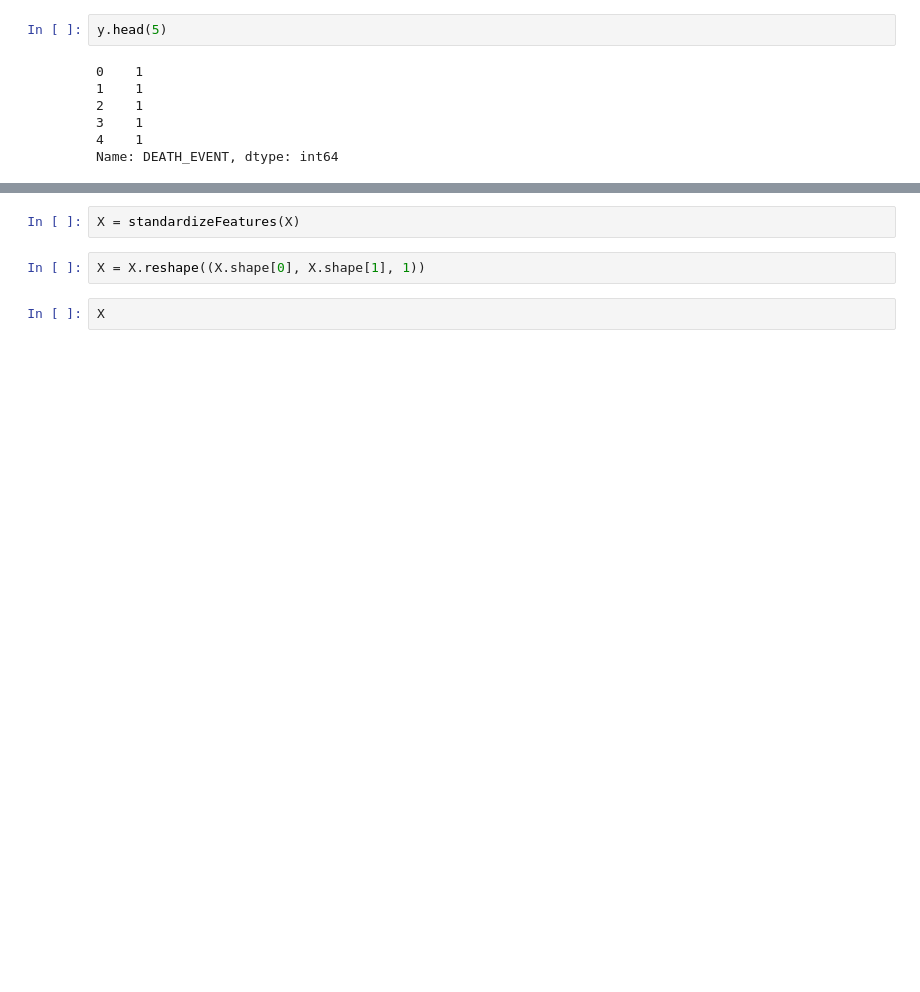
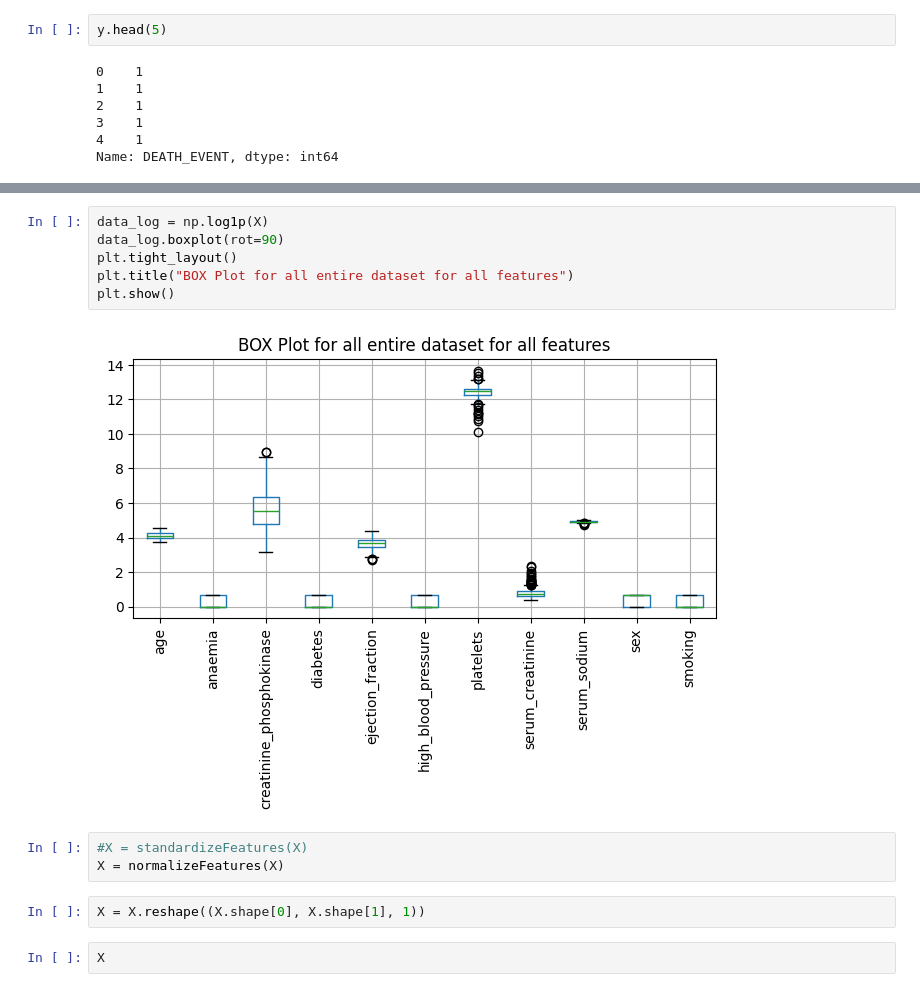
Before and after one commit to steventhestudent/CS4662_Project, a Jupyter notebook: CNNimplement.ipynb, the cells around one changed output, grey strips where cells are left out. Drawn from its saved outputs; the diff is of its cells as text; blank space fills up the shorter version.

```diff
--- a/CNNimplement.ipynb
+++ b/CNNimplement.ipynb
@@ -156,5 +160,14 @@ plt.show()
+# %%
+data_log = np.log1p(X)
+data_log.boxplot(rot=90)
+plt.tight_layout()
+plt.title("BOX Plot for all entire dataset for all features")
+plt.show()
+# %% [output]
+[figure, added]
 # %%
-X = standardizeFeatures(X)
+#X = standardizeFeatures(X)
+X = normalizeFeatures(X)
 # %%
 X = X.reshape((X.shape[0], X.shape[1], 1))
 # %%
```
Also changed, not shown: parts of 22 cells of this notebook, 4 other files.
